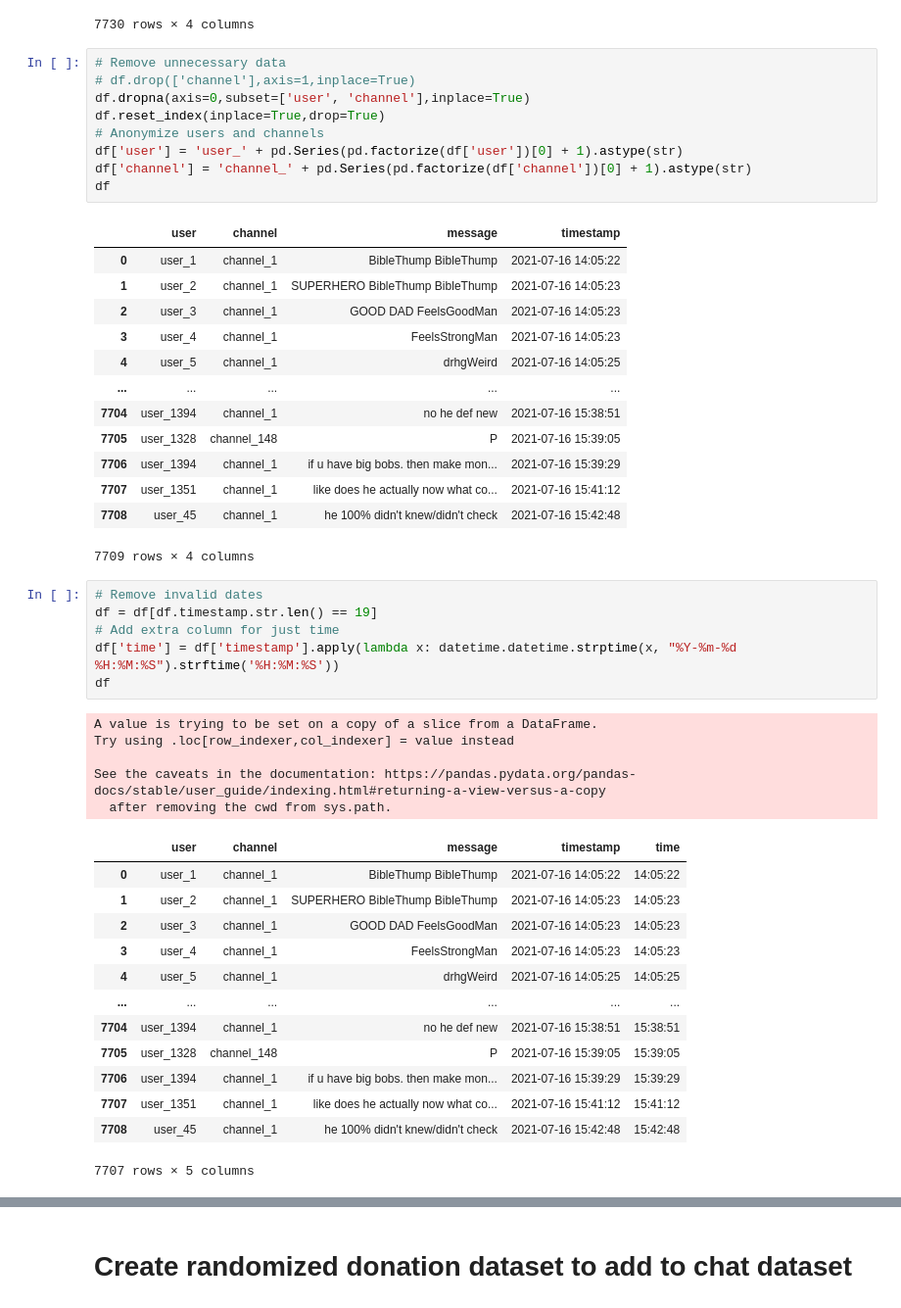
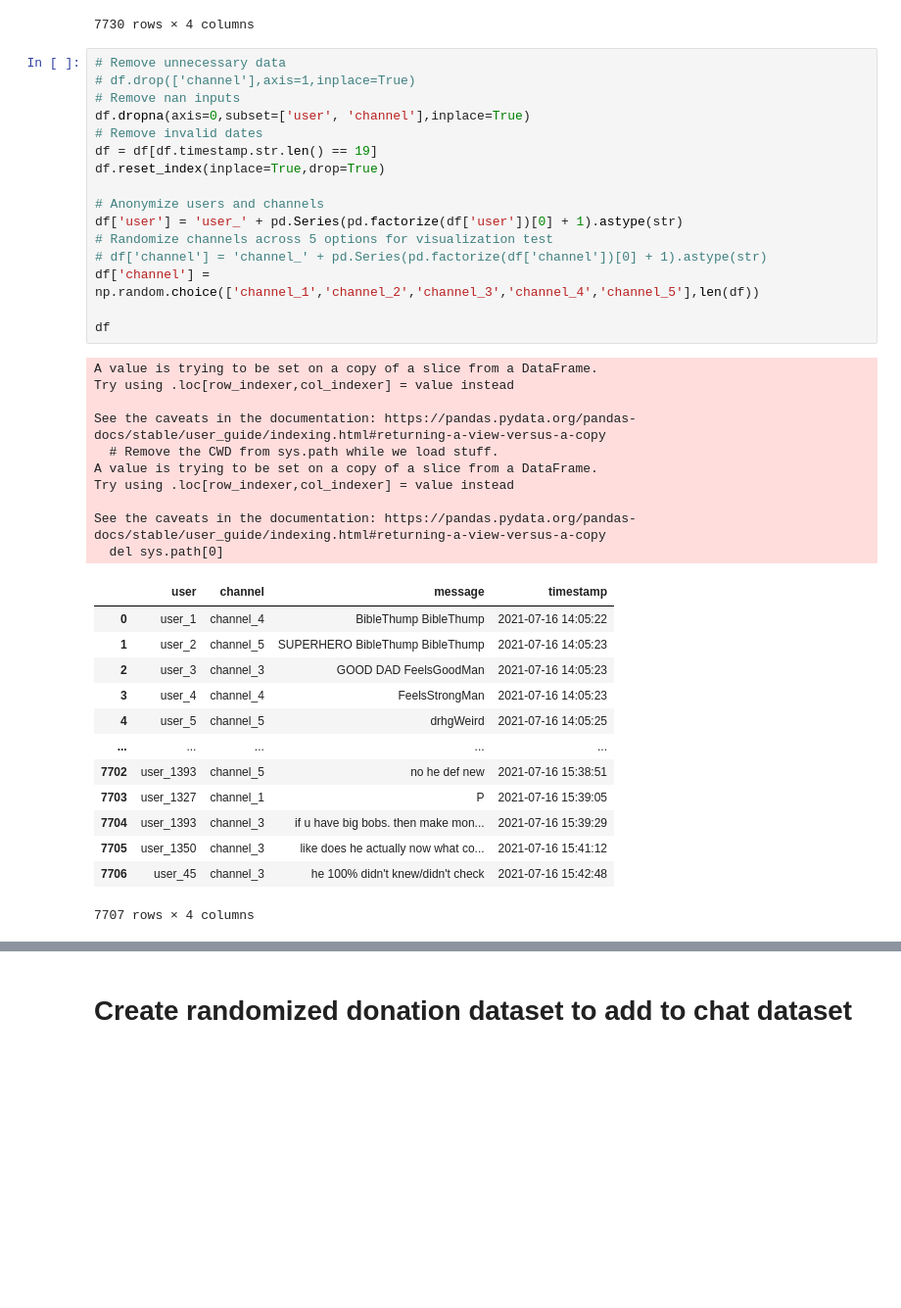
Before and after one commit to kenshr/Streamlit-Dashboard, a Jupyter notebook: src/Dataset Cleanup.ipynb, the cells around one changed output, grey strips where cells are left out. Shown: that part at 98% size. Saved outputs shown, nothing was run; the diff lists cells and outputs as text; blank space fills up the shorter version.

```diff
--- a/src/Dataset Cleanup.ipynb
+++ b/src/Dataset Cleanup.ipynb
@@ -27,48 +27,40 @@ df
 # %%
 # Remove unnecessary data
 # df.drop(['channel'],axis=1,inplace=True)
+# Remove nan inputs
 df.dropna(axis=0,subset=['user', 'channel'],inplace=True)
+# Remove invalid dates
+df = df[df.timestamp.str.len() == 19]
 df.reset_index(inplace=True,drop=True)
+
 # Anonymize users and channels
 df['user'] = 'user_' + pd.Series(pd.factorize(df['user'])[0] + 1).astype(str)
-df['channel'] = 'channel_' + pd.Series(pd.factorize(df['channel'])[0] + 1).astype(str)
+# Randomize channels across 5 options for visualization test
+# df['channel'] = 'channel_' + pd.Series(pd.factorize(df['channel'])[0] + 1).astype(str)
+df['channel'] = np.random.choice(['channel_1','channel_2','channel_3','channel_4','channel_5'],len(df))
+
 df
 # %% [output]
+A value is trying to be set on a copy of a slice from a DataFrame.
+Try using .loc[row_indexer,col_indexer] = value instead
+
+See the caveats in the documentation: https://pandas.pydata.org/pandas-docs/stable/user_guide/indexing.html#returning-a-view-versus-a-copy
+  # Remove the CWD from sys.path while we load stuff.
+A value is trying to be set on a copy of a slice from a DataFrame.
+Try using .loc[row_indexer,col_indexer] = value instead
+
+See the caveats in the documentation: https://pandas.pydata.org/pandas-docs/stable/user_guide/indexing.html#returning-a-view-versus-a-copy
+  del sys.path[0]
 |  | user | channel | message | timestamp |
-| 0 | user_1 | channel_1 | BibleThump BibleThump | 2021-07-16 14:05:22 |
-| 1 | user_2 | channel_1 | SUPERHERO BibleThump BibleThump | 2021-07-16 14:05:23 |
-| 2 | user_3 | channel_1 | GOOD DAD FeelsGoodMan | 2021-07-16 14:05:23 |
-| 3 | user_4 | channel_1 | FeelsStrongMan | 2021-07-16 14:05:23 |
-| 4 | user_5 | channel_1 | drhgWeird | 2021-07-16 14:05:25 |
+| 0 | user_1 | channel_4 | BibleThump BibleThump | 2021-07-16 14:05:22 |
+| 1 | user_2 | channel_5 | SUPERHERO BibleThump BibleThump | 2021-07-16 14:05:23 |
+| 2 | user_3 | channel_3 | GOOD DAD FeelsGoodMan | 2021-07-16 14:05:23 |
+| 3 | user_4 | channel_4 | FeelsStrongMan | 2021-07-16 14:05:23 |
+| 4 | user_5 | channel_5 | drhgWeird | 2021-07-16 14:05:25 |
 | ... | ... | ... | ... | ... |
-| 7704 | user_1394 | channel_1 | no he def new | 2021-07-16 15:38:51 |
-| 7705 | user_1328 | channel_148 | P | 2021-07-16 15:39:05 |
-| 7706 | user_1394 | channel_1 | if u have big bobs. then make mon... | 2021-07-16 15:39:29 |
-| 7707 | user_1351 | channel_1 | like does he actually now what co... | 2021-07-16 15:41:12 |
-| 7708 | user_45 | channel_1 | he 100% didn't knew/didn't check | 2021-07-16 15:42:48 |
+| 7702 | user_1393 | channel_5 | no he def new | 2021-07-16 15:38:51 |
+| 7703 | user_1327 | channel_1 | P | 2021-07-16 15:39:05 |
+| 7704 | user_1393 | channel_3 | if u have big bobs. then make mon... | 2021-07-16 15:39:29 |
+| 7705 | user_1350 | channel_3 | like does he actually now what co... | 2021-07-16 15:41:12 |
+| 7706 | user_45 | channel_3 | he 100% didn't knew/didn't check | 2021-07-16 15:42:48 |
-7709 rows × 4 columns
+7707 rows × 4 columns
-# %%
-# Remove invalid dates
-df = df[df.timestamp.str.len() == 19]
-# Add extra column for just time
-df['time'] = df['timestamp'].apply(lambda x: datetime.datetime.strptime(x, "%Y-%m-%d %H:%M:%S").strftime('%H:%M:%S'))
-df
-# %% [output]
-A value is trying to be set on a copy of a slice from a DataFrame.
-Try using .loc[row_indexer,col_indexer] = value instead
-
-See the caveats in the documentation: https://pandas.pydata.org/pandas-docs/stable/user_guide/indexing.html#returning-a-view-versus-a-copy
-  after removing the cwd from sys.path.
-|  | user | channel | message | timestamp | time |
-| 0 | user_1 | channel_1 | BibleThump BibleThump | 2021-07-16 14:05:22 | 14:05:22 |
-| 1 | user_2 | channel_1 | SUPERHERO BibleThump BibleThump | 2021-07-16 14:05:23 | 14:05:23 |
-| 2 | user_3 | channel_1 | GOOD DAD FeelsGoodMan | 2021-07-16 14:05:23 | 14:05:23 |
-| 3 | user_4 | channel_1 | FeelsStrongMan | 2021-07-16 14:05:23 | 14:05:23 |
-| 4 | user_5 | channel_1 | drhgWeird | 2021-07-16 14:05:25 | 14:05:25 |
-| ... | ... | ... | ... | ... | ... |
-| 7704 | user_1394 | channel_1 | no he def new | 2021-07-16 15:38:51 | 15:38:51 |
-| 7705 | user_1328 | channel_148 | P | 2021-07-16 15:39:05 | 15:39:05 |
-| 7706 | user_1394 | channel_1 | if u have big bobs. then make mon... | 2021-07-16 15:39:29 | 15:39:29 |
-| 7707 | user_1351 | channel_1 | like does he actually now what co... | 2021-07-16 15:41:12 | 15:41:12 |
-| 7708 | user_45 | channel_1 | he 100% didn't knew/didn't check | 2021-07-16 15:42:48 | 15:42:48 |
-7707 rows × 5 columns
```
Also changed, not shown: parts of 6 cells of this notebook, 1 other file.
